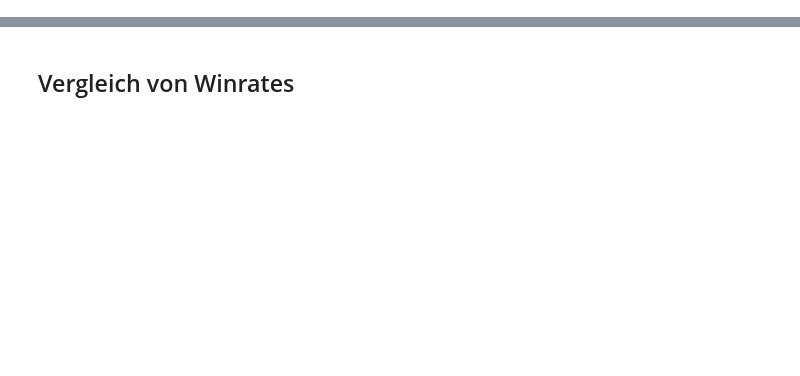
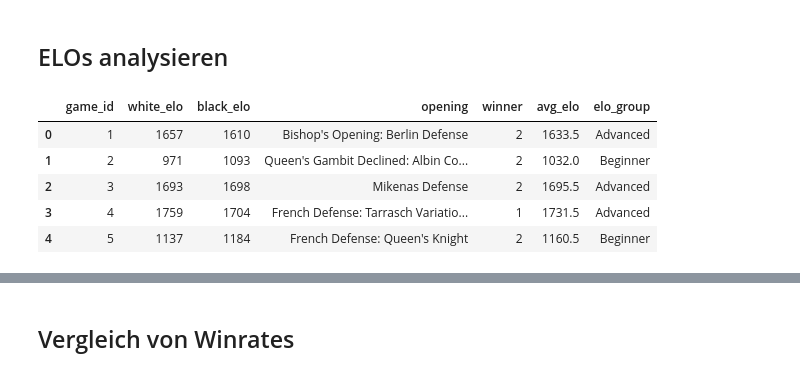
Before and after one commit to croco22/chess, a Jupyter notebook: explore.ipynb, the cells around one changed output, grey strips where cells are left out. Drawn from its saved outputs; the diff is of its cells as text; code cells hidden in the pictures; blank space fills up the shorter version.

```diff
--- a/explore.ipynb
+++ b/explore.ipynb
@@ -40,0 +16,2 @@ summary.head()
+# %% [markdown]
+## ELOs analysieren
@@ -40,0 +20,21 @@ summary.head()
+# %%
+def elo_group(elo):
+    if elo < q1:
+        return "Beginner"
+    elif elo < q2:
+        return "Intermediate"
+    elif elo < q3:
+        return "Advanced"
+    else:
+        return "Expert"
+
+
+df['elo_group'] = df['avg_elo'].apply(elo_group)
+df.head()
+# %% [output]
+|  | game_id | white_elo | black_elo | opening | winner | avg_elo | elo_group |
+| 0 | 1 | 1657 | 1610 | Bishop's Opening: Berlin Defense | 2 | 1633.5 | Advanced |
+| 1 | 2 | 971 | 1093 | Queen's Gambit Declined: Albin Co... | 2 | 1032.0 | Beginner |
+| 2 | 3 | 1693 | 1698 | Mikenas Defense | 2 | 1695.5 | Advanced |
+| 3 | 4 | 1759 | 1704 | French Defense: Tarrasch Variatio... | 1 | 1731.5 | Advanced |
+| 4 | 5 | 1137 | 1184 | French Defense: Queen's Knight | 2 | 1160.5 | Beginner |
```
Also changed, not shown: parts of 11 cells of this notebook, 2 other files.
